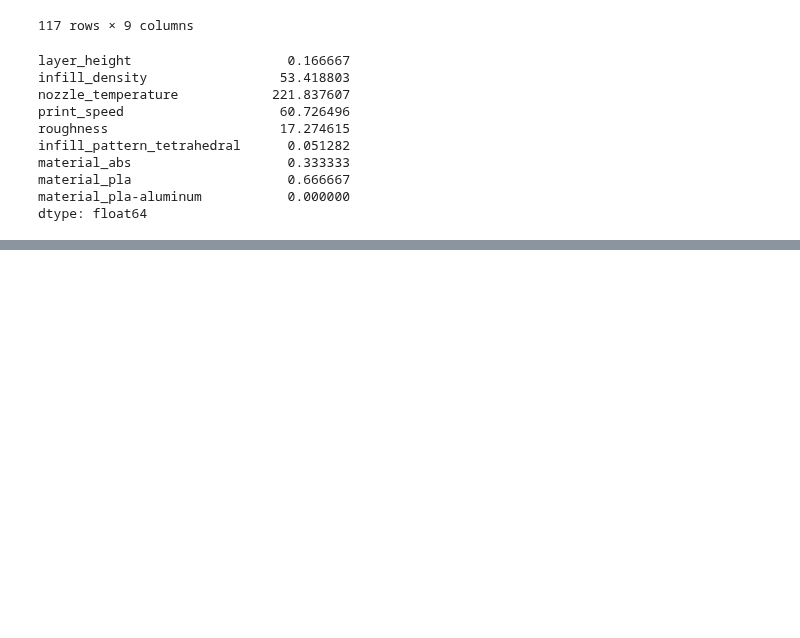
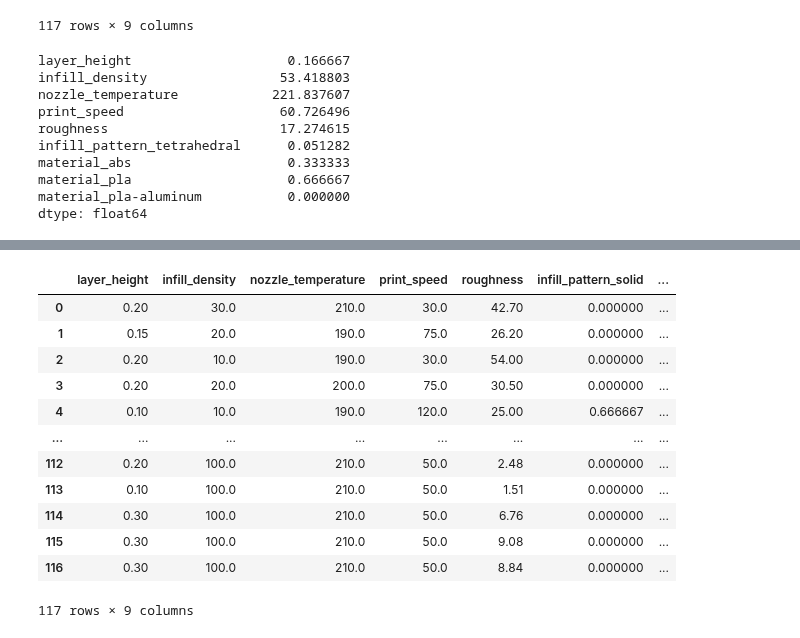
Before and after one commit to hanzlayyy/FYDP, a Jupyter notebook: FYDP_Notebook_V1_0.ipynb, the cells around one changed output, grey strips where cells are left out. Cells and saved outputs as stored; diff of their text form; code cells hidden in the pictures; blank space fills up the shorter version.

```diff
--- a/FYDP_Notebook_V1_0.ipynb
+++ b/FYDP_Notebook_V1_0.ipynb
@@ -557,0 +584,26 @@ dtype: float64
+# %%
+zero_miss_Winfill_pattern_zigzag = zero_missing_1H.drop(columns = [ 'infill_pattern_grid','infill_pattern_concentric', 'infill_pattern_honeycomb',
+       'infill_pattern_line', 'infill_pattern_rectilinear','infill_pattern_tetrahedral', 'infill_pattern_solid',
+       'infill_pattern_triangle'])
+Z = TH.drop(columns='infill_pattern_tetrahedral')
+Z['infill_pattern_zigzag'] = np.NaN
+Z = E.reindex(columns=list(zero_miss_Winfill_pattern_zigzag.columns))
+knn_9 = KNNImputer(n_neighbors = 3)
+Z_2 = knn_9.fit_transform(zero_miss_Winfill_pattern_zigzag)
+Z_2 = pd.DataFrame(knn_9.transform(Z))
+Z_2.columns = zero_miss_Winfill_pattern_solid.columns
+Z_2
+# %% [output]
+|  | layer_height | infill_density | nozzle_temperature | print_speed | roughness | infill_pattern_solid | ... |
+| 0 | 0.20 | 30.0 | 210.0 | 30.0 | 42.70 | 0.000000 | ... |
+| 1 | 0.15 | 20.0 | 190.0 | 75.0 | 26.20 | 0.000000 | ... |
+| 2 | 0.20 | 10.0 | 190.0 | 30.0 | 54.00 | 0.000000 | ... |
+| 3 | 0.20 | 20.0 | 200.0 | 75.0 | 30.50 | 0.000000 | ... |
+| 4 | 0.10 | 10.0 | 190.0 | 120.0 | 25.00 | 0.666667 | ... |
+| ... | ... | ... | ... | ... | ... | ... | ... |
+| 112 | 0.20 | 100.0 | 210.0 | 50.0 | 2.48 | 0.000000 | ... |
+| 113 | 0.10 | 100.0 | 210.0 | 50.0 | 1.51 | 0.000000 | ... |
+| 114 | 0.30 | 100.0 | 210.0 | 50.0 | 6.76 | 0.000000 | ... |
+| 115 | 0.30 | 100.0 | 210.0 | 50.0 | 9.08 | 0.000000 | ... |
+| 116 | 0.30 | 100.0 | 210.0 | 50.0 | 8.84 | 0.000000 | ... |
+117 rows × 9 columns
```
Also changed, not shown: parts of 1 cell of this notebook.
